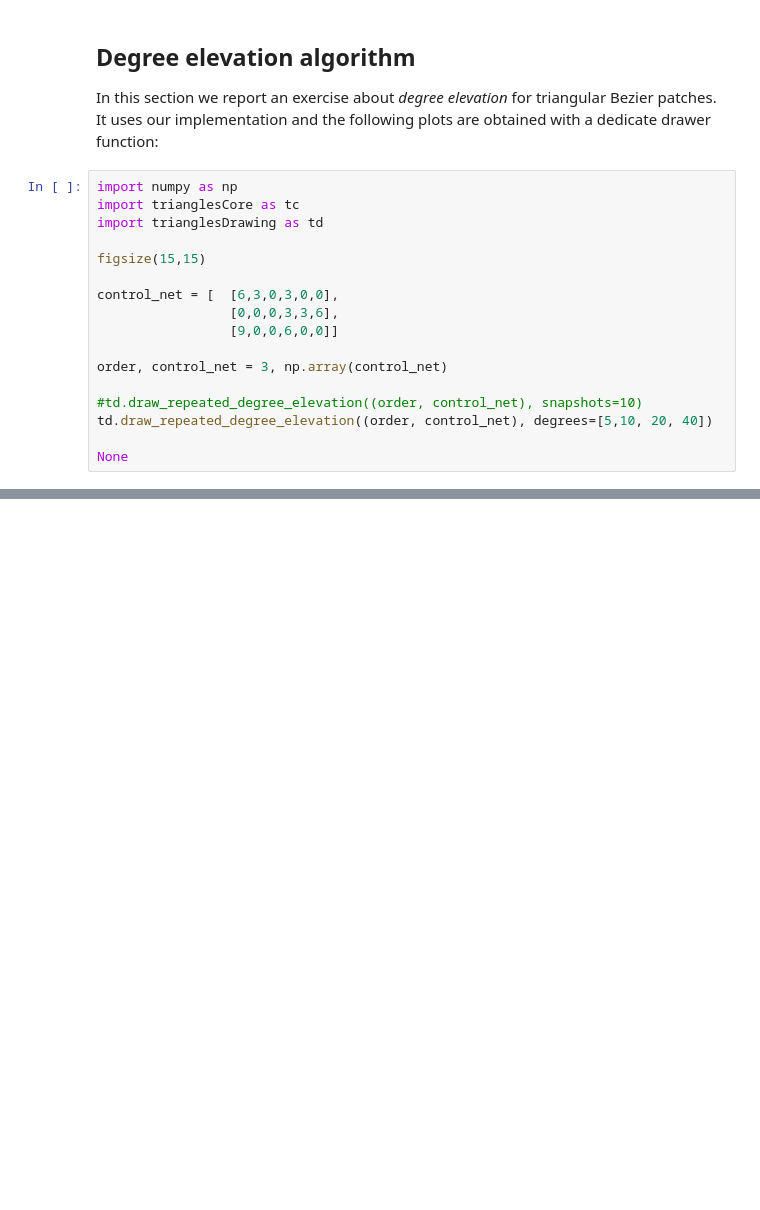
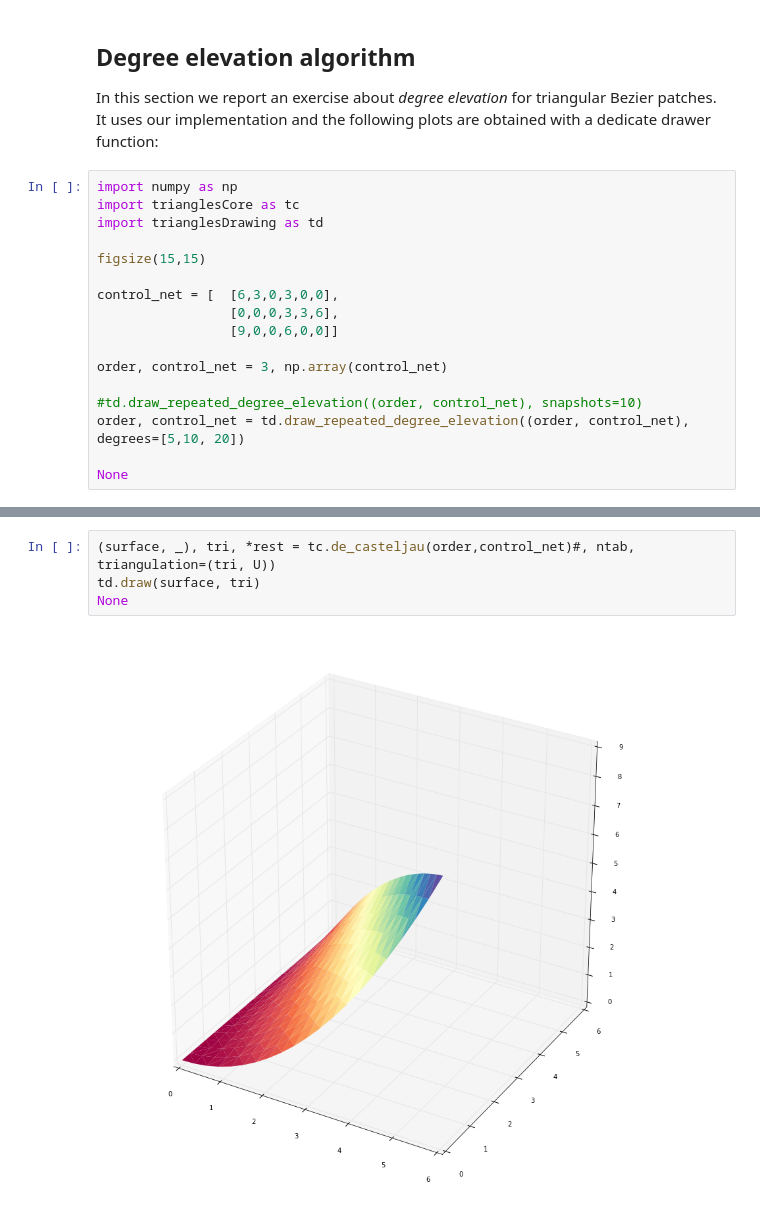
Before and after one commit to massimo-nocentini/cagd, a Jupyter notebook: surfaces/Triangular Bezier Patches.ipynb, the cells around one changed output, grey strips where cells are left out. Drawn from its saved outputs; the diff is of its cells as text; blank space fills up the shorter version.

```diff
--- a/surfaces/Triangular Bezier Patches.ipynb
+++ b/surfaces/Triangular Bezier Patches.ipynb
@@ -770,7 +770,7 @@ control_net = [  [6,3,0,3,0,0],
 order, control_net = 3, np.array(control_net)
 
 #td.draw_repeated_degree_elevation((order, control_net), snapshots=10)
-td.draw_repeated_degree_elevation((order, control_net), degrees=[5,10, 20, 40])
+order, control_net = td.draw_repeated_degree_elevation((order, control_net), degrees=[5,10, 20])
 
 None
 # %% [output]
@@ -784,0 +783,6 @@ Order 41:
+# %%
+(surface, _), tri, *rest = tc.de_casteljau(order,control_net)#, ntab, triangulation=(tri, U))
+td.draw(surface, tri)
+None
+# %% [output]
+[figure, added]
```
Also changed, not shown: parts of 1 cell of this notebook, 3 other files.
